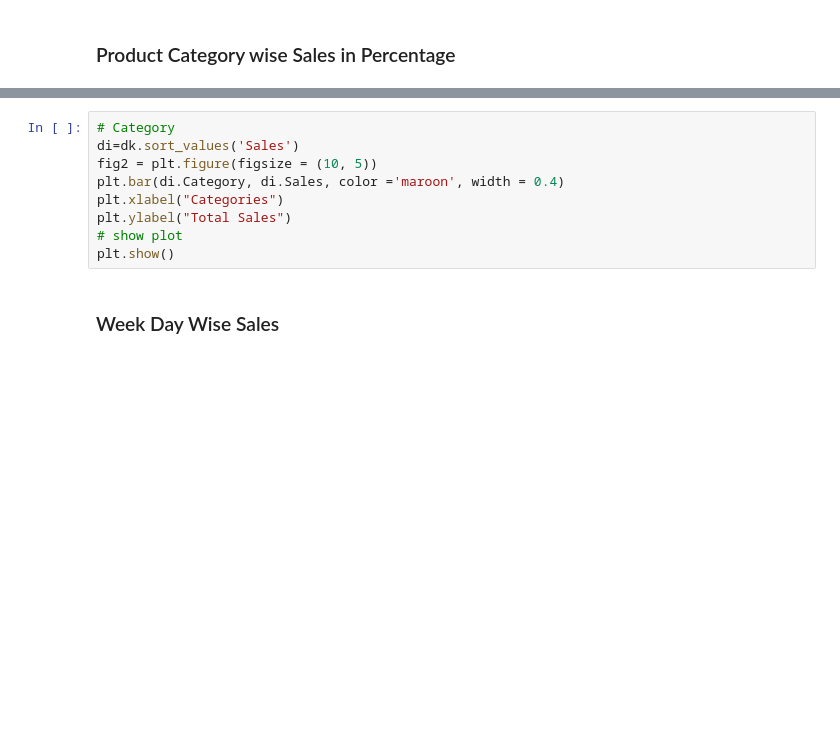
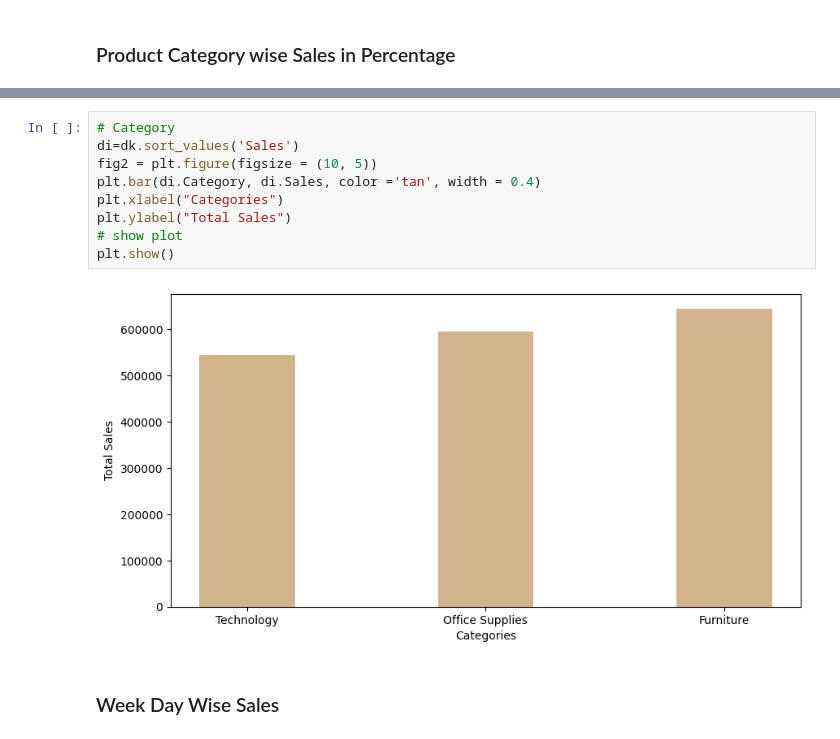
Before and after one commit to lalitpandey02/Data_Analysis_using_Python_Workshop_WIMTACH, a Jupyter notebook: Retail_Analytics_using_Python___WIMTACH_WORKSHOP_DRAFT_01.ipynb, the cells around one changed output, grey strips where cells are left out. Cells and saved outputs as stored; diff of their text form; blank space fills up the shorter version.

```diff
--- a/Retail_Analytics_using_Python___WIMTACH_WORKSHOP_DRAFT_01.ipynb
+++ b/Retail_Analytics_using_Python___WIMTACH_WORKSHOP_DRAFT_01.ipynb
@@ -97,12 +238,14 @@ plt.show()
 # %%
 # Category
 di=dk.sort_values('Sales')
 fig2 = plt.figure(figsize = (10, 5))
-plt.bar(di.Category, di.Sales, color ='maroon', width = 0.4)
+plt.bar(di.Category, di.Sales, color ='tan', width = 0.4)
 plt.xlabel("Categories")
 plt.ylabel("Total Sales")
 # show plot
 plt.show()
+# %% [output]
+[figure, added]
 # %% [markdown]
 ### Week Day Wise Sales
 # %%
```
Also changed, not shown: parts of 65 cells of this notebook.
